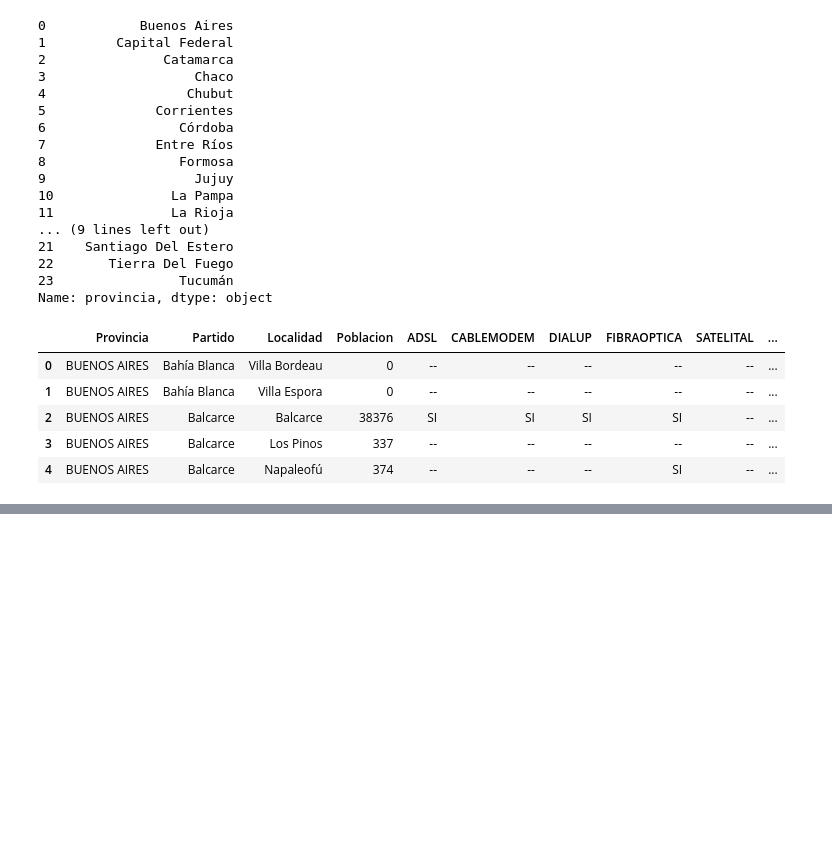
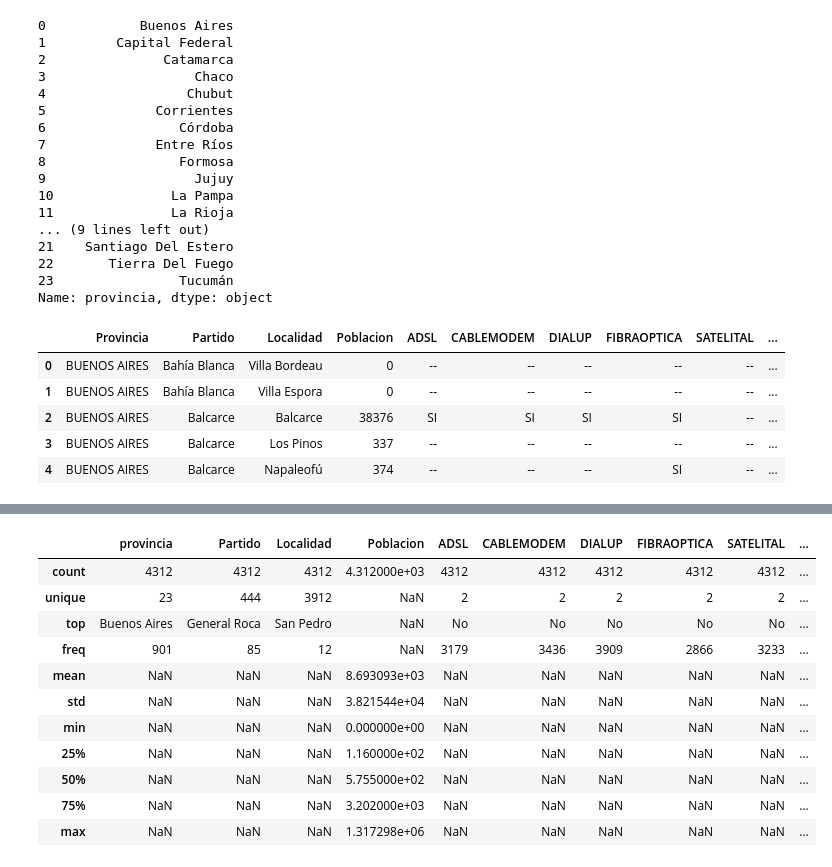
Before and after one commit to Lucaramallo/Empresa_telecomunicaciones, a Jupyter notebook: ETLs/ETL_Conectividad_al_servicio_de_Internet_x_localidad.ipynb, the cells around one changed output, grey strips where cells are left out. Cells and saved outputs as stored; diff of their text form; code cells hidden in the pictures; blank space fills up the shorter version.

```diff
--- a/ETLs/ETL_Conectividad_al_servicio_de_Internet_x_localidad.ipynb
+++ b/ETLs/ETL_Conectividad_al_servicio_de_Internet_x_localidad.ipynb
@@ -92,0 +154,3 @@ df_con_al_serv_de_inter
+# %%
+# Reemplazar los valores nulos en la columna "link" por 0
+df_con_al_serv_de_inter['link'] = df_con_al_serv_de_inter['link'].fillna(0)
@@ -92,0 +197,2 @@ df_con_al_serv_de_inter
+# %%
+df_con_al_serv_de_inter['link'] = df_con_al_serv_de_inter['link'].astype('Int64')
@@ -92,0 +219,18 @@ df_con_al_serv_de_inter
+# %%
+df_con_al_serv_de_inter['Latitud'] = df_con_al_serv_de_inter['Latitud'].str.replace(',', '.')
+df_con_al_serv_de_inter['Longitud'] = df_con_al_serv_de_inter['Longitud'].str.replace(',', '.')
+# %%
+df_con_al_serv_de_inter.describe(include='all')
+# %% [output]
+|  | provincia | Partido | Localidad | Poblacion | ADSL | CABLEMODEM | DIALUP | FIBRAOPTICA | SATELITAL | ... |
+| count | 4312 | 4312 | 4312 | 4.312000e+03 | 4312 | 4312 | 4312 | 4312 | 4312 | ... |
+| unique | 23 | 444 | 3912 | NaN | 2 | 2 | 2 | 2 | 2 | ... |
+| top | Buenos Aires | General Roca | San Pedro | NaN | No | No | No | No | No | ... |
+| freq | 901 | 85 | 12 | NaN | 3179 | 3436 | 3909 | 2866 | 3233 | ... |
+| mean | NaN | NaN | NaN | 8.693093e+03 | NaN | NaN | NaN | NaN | NaN | ... |
+| std | NaN | NaN | NaN | 3.821544e+04 | NaN | NaN | NaN | NaN | NaN | ... |
+| min | NaN | NaN | NaN | 0.000000e+00 | NaN | NaN | NaN | NaN | NaN | ... |
+| 25% | NaN | NaN | NaN | 1.160000e+02 | NaN | NaN | NaN | NaN | NaN | ... |
+| 50% | NaN | NaN | NaN | 5.755000e+02 | NaN | NaN | NaN | NaN | NaN | ... |
+| 75% | NaN | NaN | NaN | 3.202000e+03 | NaN | NaN | NaN | NaN | NaN | ... |
+| max | NaN | NaN | NaN | 1.317298e+06 | NaN | NaN | NaN | NaN | NaN | ... |
```
Also changed, not shown: parts of 16 cells of this notebook, 2 other files.
